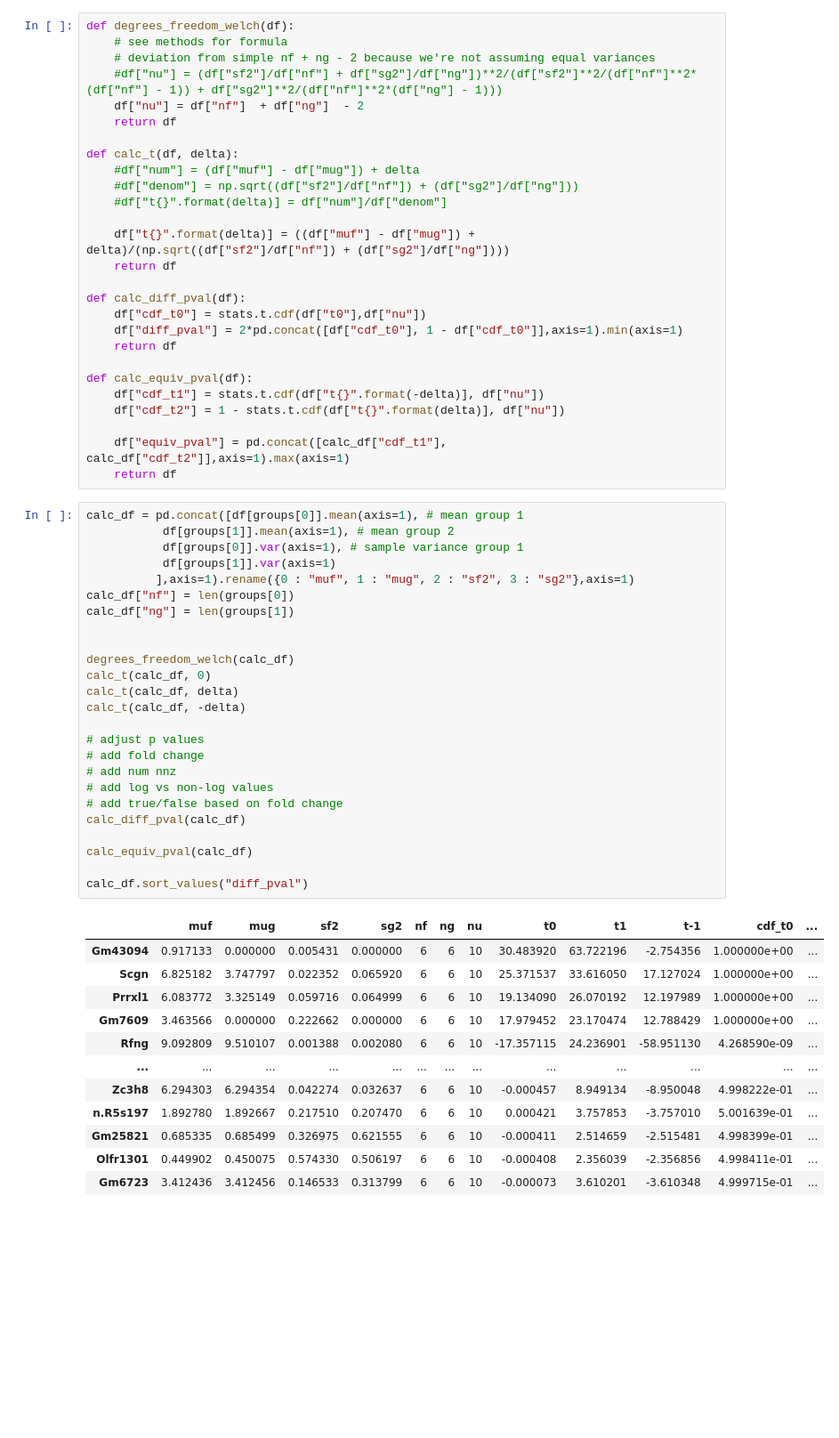
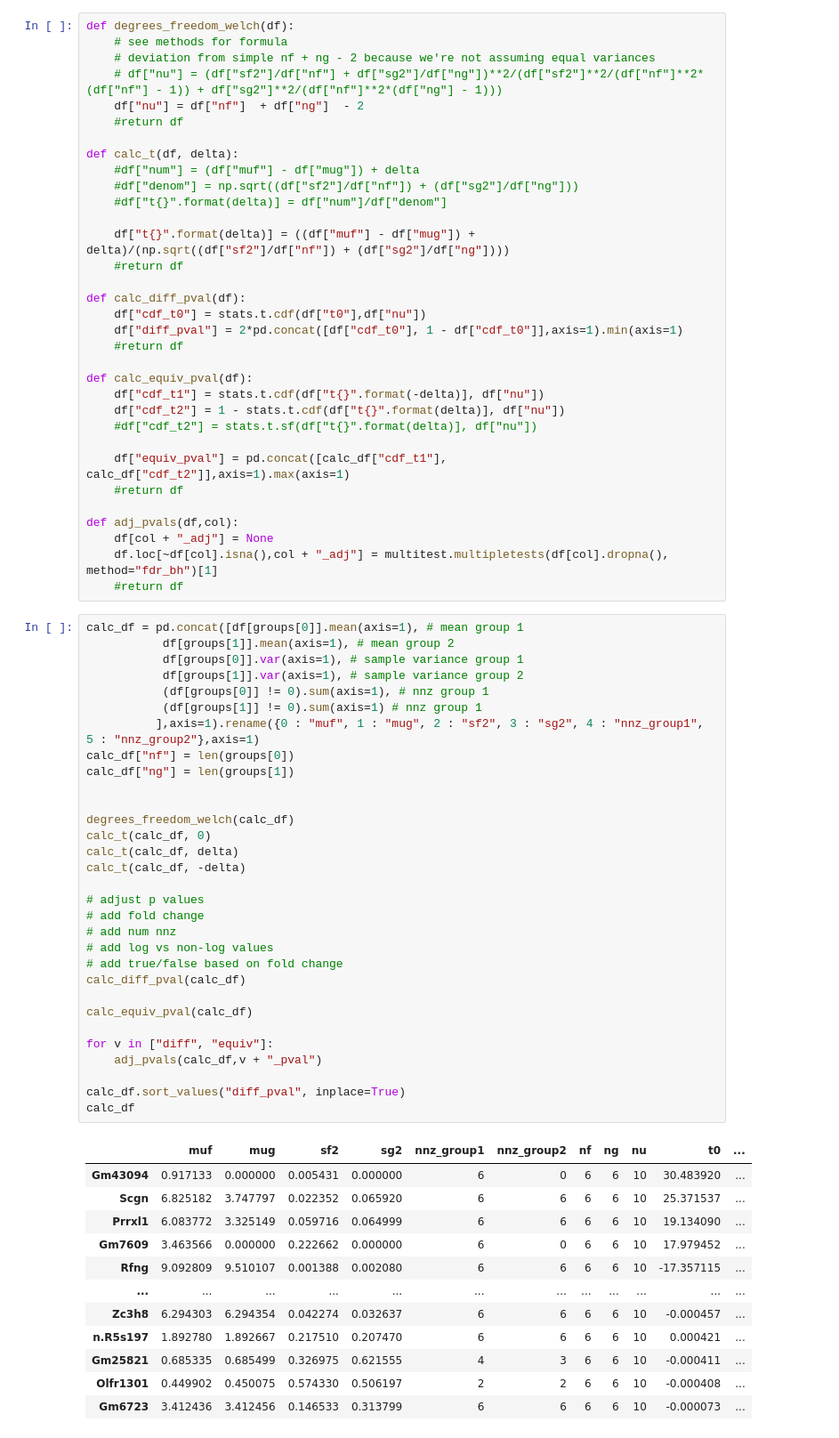
Before and after one commit to juliaolivieri/equivalence_testing, a Jupyter notebook: notebooks/vectorize_ttest.ipynb, the cells around one changed output. Shown at 89% size. Saved outputs shown, nothing was run; the diff lists cells and outputs as text; blank space fills up the shorter version.

```diff
--- a/notebooks/vectorize_ttest.ipynb
+++ b/notebooks/vectorize_ttest.ipynb
@@ -37,9 +43,9 @@ df = np.log2(df + 1)
 def degrees_freedom_welch(df):
     # see methods for formula
     # deviation from simple nf + ng - 2 because we're not assuming equal variances
-    #df["nu"] = (df["sf2"]/df["nf"] + df["sg2"]/df["ng"])**2/(df["sf2"]**2/(df["nf"]**2*(df["nf"] - 1)) + df["sg2"]**2/(df["nf"]**2*(df["ng"] - 1)))
+    # df["nu"] = (df["sf2"]/df["nf"] + df["sg2"]/df["ng"])**2/(df["sf2"]**2/(df["nf"]**2*(df["nf"] - 1)) + df["sg2"]**2/(df["nf"]**2*(df["ng"] - 1)))
     df["nu"] = df["nf"]  + df["ng"]  - 2
-    return df
+    #return df
 
 def calc_t(df, delta):
     #df["num"] = (df["muf"] - df["mug"]) + delta
@@ -47,54 +53,66 @@ def calc_t(df, delta):
     #df["t{}".format(delta)] = df["num"]/df["denom"]
 
     df["t{}".format(delta)] = ((df["muf"] - df["mug"]) + delta)/(np.sqrt((df["sf2"]/df["nf"]) + (df["sg2"]/df["ng"])))
-    return df
+    #return df
 
 def calc_diff_pval(df):
     df["cdf_t0"] = stats.t.cdf(df["t0"],df["nu"])
     df["diff_pval"] = 2*pd.concat([df["cdf_t0"], 1 - df["cdf_t0"]],axis=1).min(axis=1)
-    return df
+    #return df
 
 def calc_equiv_pval(df):
     df["cdf_t1"] = stats.t.cdf(df["t{}".format(-delta)], df["nu"])
     df["cdf_t2"] = 1 - stats.t.cdf(df["t{}".format(delta)], df["nu"])
+    #df["cdf_t2"] = stats.t.sf(df["t{}".format(delta)], df["nu"])
 
     df["equiv_pval"] = pd.concat([calc_df["cdf_t1"], calc_df["cdf_t2"]],axis=1).max(axis=1)
-    return df
+    #return df
+
+def adj_pvals(df,col):
+    df[col + "_adj"] = None
+    df.loc[~df[col].isna(),col + "_adj"] = multitest.multipletests(df[col].dropna(), method="fdr_bh")[1]
+    #return df
 # %%
 calc_df = pd.concat([df[groups[0]].mean(axis=1), # mean group 1
            df[groups[1]].mean(axis=1), # mean group 2
            df[groups[0]].var(axis=1), # sample variance group 1
-           df[groups[1]].var(axis=1)
-          ],axis=1).rename({0 : "muf", 1 : "mug", 2 : "sf2", 3 : "sg2"},axis=1)
+           df[groups[1]].var(axis=1), # sample variance group 2
+           (df[groups[0]] != 0).sum(axis=1), # nnz group 1
+           (df[groups[1]] != 0).sum(axis=1) # nnz group 1
+          ],axis=1).rename({0 : "muf", 1 : "mug", 2 : "sf2", 3 : "sg2", 4 : "nnz_group1", 5 : "nnz_group2"},axis=1)
 calc_df["nf"] = len(groups[0])
 calc_df["ng"] = len(groups[1])
 
 
 degrees_freedom_welch(calc_df)
 calc_t(calc_df, 0)
 calc_t(calc_df, delta)
 calc_t(calc_df, -delta)
 
 # adjust p values
 # add fold change
 # add num nnz
 # add log vs non-log values
 # add true/false based on fold change
 calc_diff_pval(calc_df)
 
 calc_equiv_pval(calc_df)
 
-calc_df.sort_values("diff_pval")
+for v in ["diff", "equiv"]:
+    adj_pvals(calc_df,v + "_pval")
+
+calc_df.sort_values("diff_pval", inplace=True)
+calc_df
 # %% [output]
-|  | muf | mug | sf2 | sg2 | nf | ng | nu | t0 | t1 | t-1 | cdf_t0 | ... |
-| Gm43094 | 0.917133 | 0.000000 | 0.005431 | 0.000000 | 6 | 6 | 10 | 30.483920 | 63.722196 | -2.754356 | 1.000000e+00 | ... |
-| Scgn | 6.825182 | 3.747797 | 0.022352 | 0.065920 | 6 | 6 | 10 | 25.371537 | 33.616050 | 17.127024 | 1.000000e+00 | ... |
-| Prrxl1 | 6.083772 | 3.325149 | 0.059716 | 0.064999 | 6 | 6 | 10 | 19.134090 | 26.070192 | 12.197989 | 1.000000e+00 | ... |
-| Gm7609 | 3.463566 | 0.000000 | 0.222662 | 0.000000 | 6 | 6 | 10 | 17.979452 | 23.170474 | 12.788429 | 1.000000e+00 | ... |
-| Rfng | 9.092809 | 9.510107 | 0.001388 | 0.002080 | 6 | 6 | 10 | -17.357115 | 24.236901 | -58.951130 | 4.268590e-09 | ... |
-| ... | ... | ... | ... | ... | ... | ... | ... | ... | ... | ... | ... | ... |
-| Zc3h8 | 6.294303 | 6.294354 | 0.042274 | 0.032637 | 6 | 6 | 10 | -0.000457 | 8.949134 | -8.950048 | 4.998222e-01 | ... |
-| n.R5s197 | 1.892780 | 1.892667 | 0.217510 | 0.207470 | 6 | 6 | 10 | 0.000421 | 3.757853 | -3.757010 | 5.001639e-01 | ... |
-| Gm25821 | 0.685335 | 0.685499 | 0.326975 | 0.621555 | 6 | 6 | 10 | -0.000411 | 2.514659 | -2.515481 | 4.998399e-01 | ... |
-| Olfr1301 | 0.449902 | 0.450075 | 0.574330 | 0.506197 | 6 | 6 | 10 | -0.000408 | 2.356039 | -2.356856 | 4.998411e-01 | ... |
-| Gm6723 | 3.412436 | 3.412456 | 0.146533 | 0.313799 | 6 | 6 | 10 | -0.000073 | 3.610201 | -3.610348 | 4.999715e-01 | ... |
+|  | muf | mug | sf2 | sg2 | nnz_group1 | nnz_group2 | nf | ng | nu | t0 | ... |
+| Gm43094 | 0.917133 | 0.000000 | 0.005431 | 0.000000 | 6 | 0 | 6 | 6 | 10 | 30.483920 | ... |
+| Scgn | 6.825182 | 3.747797 | 0.022352 | 0.065920 | 6 | 6 | 6 | 6 | 10 | 25.371537 | ... |
+| Prrxl1 | 6.083772 | 3.325149 | 0.059716 | 0.064999 | 6 | 6 | 6 | 6 | 10 | 19.134090 | ... |
+| Gm7609 | 3.463566 | 0.000000 | 0.222662 | 0.000000 | 6 | 0 | 6 | 6 | 10 | 17.979452 | ... |
+| Rfng | 9.092809 | 9.510107 | 0.001388 | 0.002080 | 6 | 6 | 6 | 6 | 10 | -17.357115 | ... |
+| ... | ... | ... | ... | ... | ... | ... | ... | ... | ... | ... | ... |
+| Zc3h8 | 6.294303 | 6.294354 | 0.042274 | 0.032637 | 6 | 6 | 6 | 6 | 10 | -0.000457 | ... |
+| n.R5s197 | 1.892780 | 1.892667 | 0.217510 | 0.207470 | 6 | 6 | 6 | 6 | 10 | 0.000421 | ... |
+| Gm25821 | 0.685335 | 0.685499 | 0.326975 | 0.621555 | 4 | 3 | 6 | 6 | 10 | -0.000411 | ... |
+| Olfr1301 | 0.449902 | 0.450075 | 0.574330 | 0.506197 | 2 | 2 | 6 | 6 | 10 | -0.000408 | ... |
+| Gm6723 | 3.412436 | 3.412456 | 0.146533 | 0.313799 | 6 | 6 | 6 | 6 | 10 | -0.000073 | ... |
```
Also changed, not shown: parts of 20 cells of this notebook, 2 other files.
